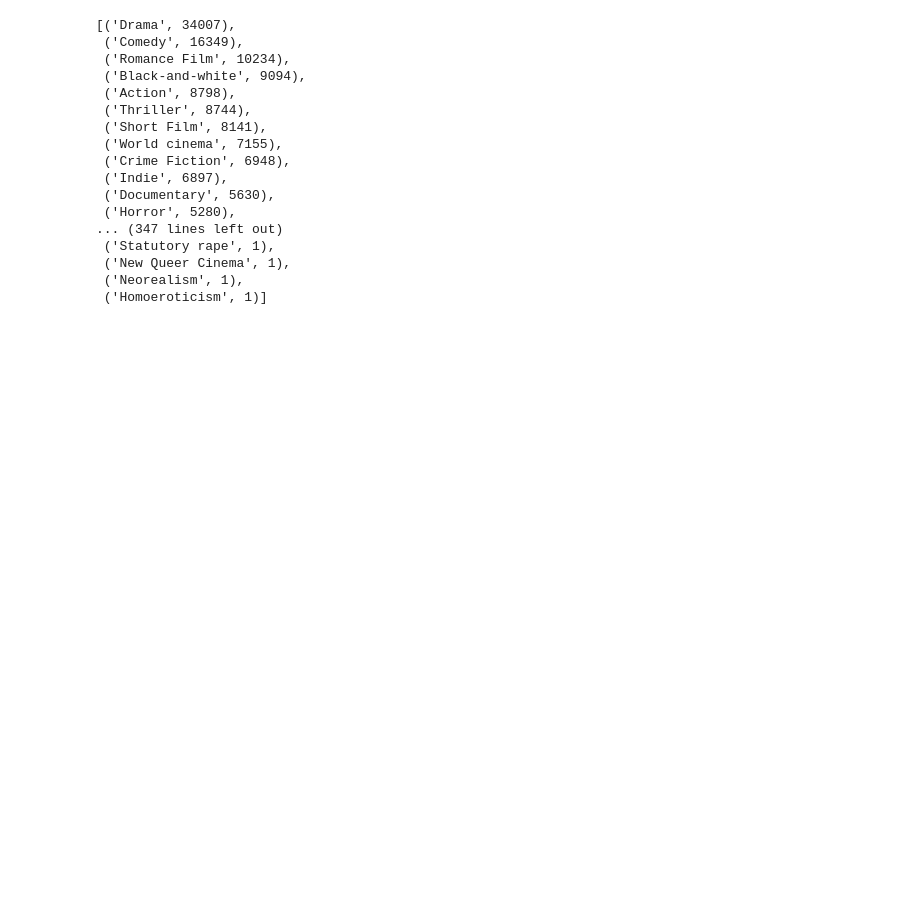
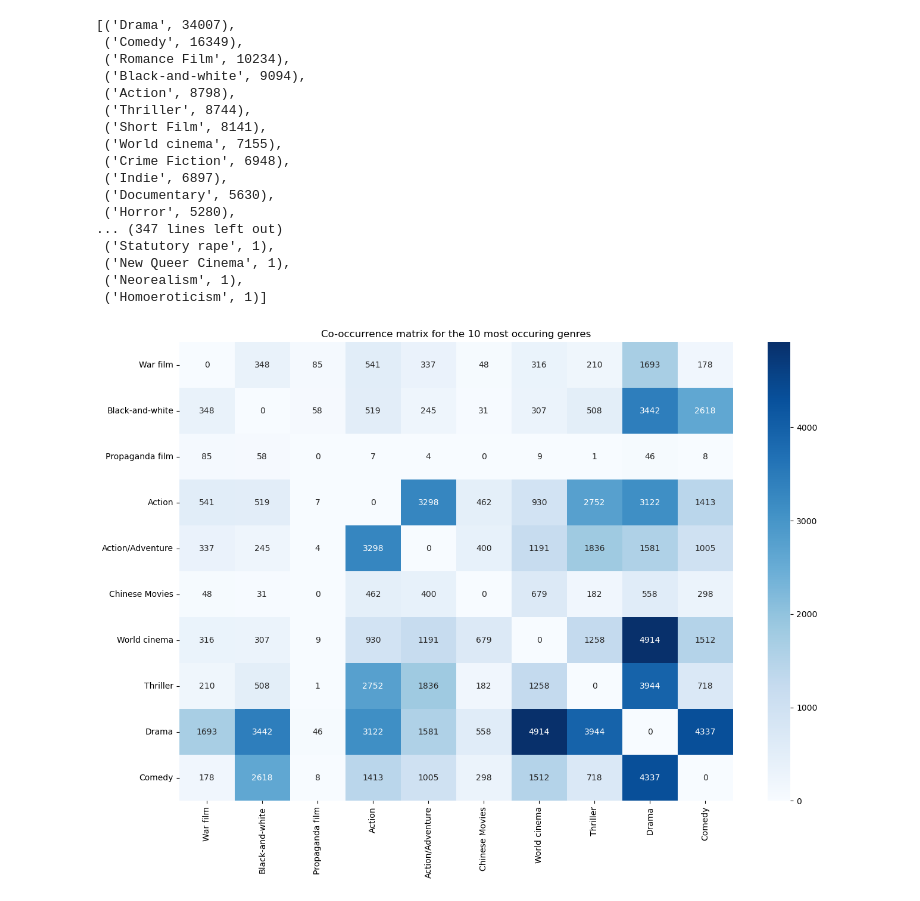
Before and after one commit to MatthiasRemta/NLP_Project, a Jupyter notebook: Cleaning_and_EDA.ipynb, the cells around one changed output. Cells and saved outputs as stored; diff of their text form; code cells hidden in the pictures; blank space fills up the shorter version.

```diff
--- a/Cleaning_and_EDA.ipynb
+++ b/Cleaning_and_EDA.ipynb
@@ -253,0 +253,35 @@ sorted(element_counts.items(), key=lambda x:x[1], reverse=True)
+# %%
+# make a cooccurence matrix for the genres in genred_df column 'genre' and plot it
+from itertools import combinations
+
+# Create an empty co-occurrence matrix
+# Create an empty co-occurrence matrix
+genre_list = list(set(genre for sublist in genre_df['genre'] for genre in sublist))
+co_occurrence_matrix = pd.DataFrame(0, columns=genre_list, index=genre_list)
+
+# Iterate through rows and update the matrix
+for genres in genre_df['genre']:
+    for genre1, genre2 in combinations(genres, 2):
+        co_occurrence_matrix.at[genre1, genre2] += 1
+        co_occurrence_matrix.at[genre2, genre1] += 1
+
+import numpy as np
+# Set the diagonal to zero
+np.fill_diagonal(co_occurrence_matrix.values, 0)
+# remove the rows and columns with only zeros
+co_occurrence_matrix = co_occurrence_matrix.loc[:, (co_occurrence_matrix != 0).any(axis=0)]
+co_occurrence_matrix = co_occurrence_matrix.loc[(co_occurrence_matrix != 0).any(axis=1), :]
+#sort columns by most occuring genre
+co_occurrence_matrix = co_occurrence_matrix.sort_values(by=list(co_occurrence_matrix.columns), ascending=False)
+#sort rows by most occuring genre
+co_occurrence_matrix = co_occurrence_matrix.sort_values(by=list(co_occurrence_matrix.columns), ascending=False, axis=1)
+
+
+# plot the co-occurrence matrix
+import seaborn as sns
+plt.figure(figsize=(15,10))
+sns.heatmap(co_occurrence_matrix.iloc[:10,:10], cmap='Blues', annot=True, fmt='g')
+plt.title('Co-occurrence matrix for the 10 most occuring genres')
+plt.show()
+# %% [output]
+[figure, added]
```
Also changed, not shown: parts of 19 cells of this notebook.
